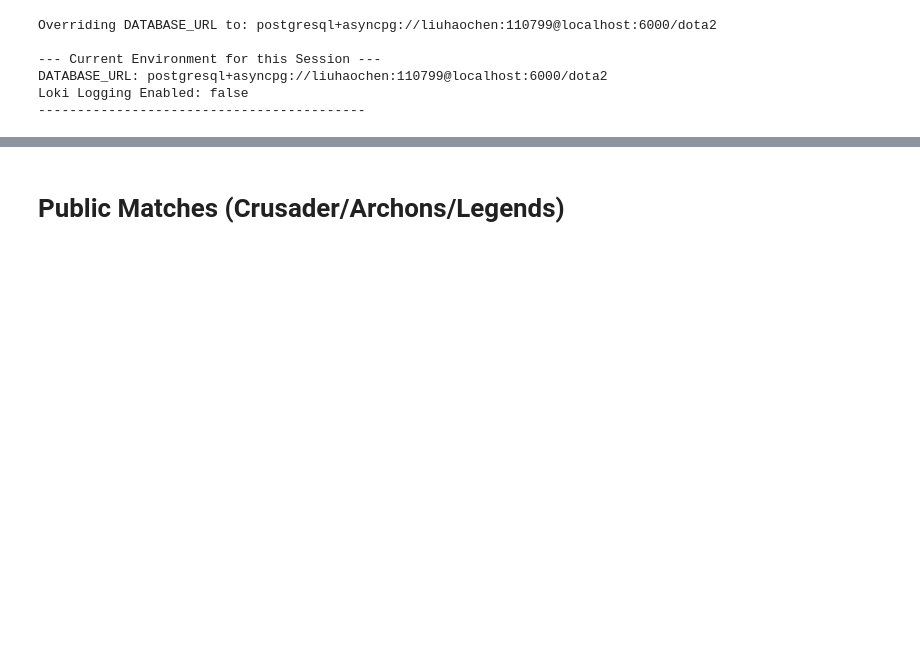
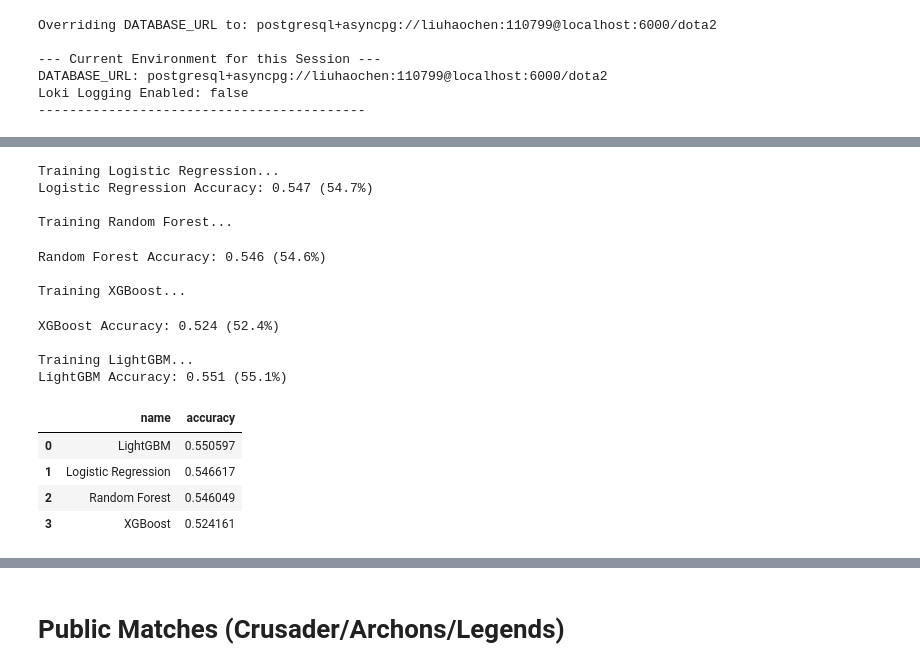
Before and after one commit to Haochen92/dota2pred, a Jupyter notebook: model_factory/notebook/build_model.ipynb, the cells around one changed output, grey strips where cells are left out. Cells and saved outputs as stored; diff of their text form; code cells hidden in the pictures; blank space fills up the shorter version.

Commit message:
notebook: update model building with feature engineering improvements

```diff
--- a/model_factory/notebook/build_model.ipynb
+++ b/model_factory/notebook/build_model.ipynb
@@ -180,6 +256,7 @@ models = {
 
     'LightGBM': lgb.LGBMClassifier(
         random_state=42,
+        objective='binary',
         verbosity=-1,  # Suppress output
         n_estimators=100
     )
@@ -212,3 +264,61 @@ for name, model in models.items():
+# %%
+# ---- Reusable Training Utilities ----
+from typing import Dict, Any, Tuple
+import numpy as np
+import pandas as pd
+from sklearn.metrics import accuracy_score
+
+
+def evaluate_models(models: Dict[str, Any],
+                    X_train, y_train, X_test, y_test) -> Tuple[Dict[str, Any], pd.DataFrame]:
+    """
+    Fit and evaluate a dict of models. Returns:
+    - results: dict[name] = { model, accuracy, predictions, probabilities }
+    - leaderboard: DataFrame with columns [name, accuracy]
+    """
+    results: Dict[str, Any] = {}
+    rows = []
+    for name, model in models.items():
+        print(f"\nTraining {name}...")
+        model.fit(X_train, y_train)
+        y_pred = model.predict(X_test)
+        # Some models may not have predict_proba (e.g., SVC without probability=True)
+        try:
+            y_proba = model.predict_proba(X_test)[:, 1]
+        except Exception:
+            y_proba = None
+        acc = accuracy_score(y_test, y_pred)
+        results[name] = {
+            'model': model,
+            'accuracy': acc,
+            'predictions': y_pred,
+            'probabilities': y_proba,
+        }
+        rows.append({'name': name, 'accuracy': acc})
+        print(f"{name} Accuracy: {acc:.3f} ({acc*100:.1f}%)")
+    leaderboard = pd.DataFrame(rows).sort_values('accuracy', ascending=False).reset_index(drop=True)
+    return results, leaderboard
+# %%
+# Evaluate all models using reusable utility
+results, leaderboard = evaluate_models(models, X_train, y_train, X_test, y_test)
+leaderboard
+# %% [output]
+Training Logistic Regression...
+Logistic Regression Accuracy: 0.547 (54.7%)
+
+Training Random Forest...
+Random Forest Accuracy: 0.546 (54.6%)
+
+Training XGBoost...
+XGBoost Accuracy: 0.524 (52.4%)
+
+Training LightGBM...
+LightGBM Accuracy: 0.551 (55.1%)
+|  | name | accuracy |
+| 0 | LightGBM | 0.550597 |
+| 1 | Logistic Regression | 0.546617 |
+| 2 | Random Forest | 0.546049 |
+| 3 | XGBoost | 0.524161 |
 # %%
 clf = models['Random Forest']
 clf
```
Also changed, not shown: parts of 36 cells of this notebook.
